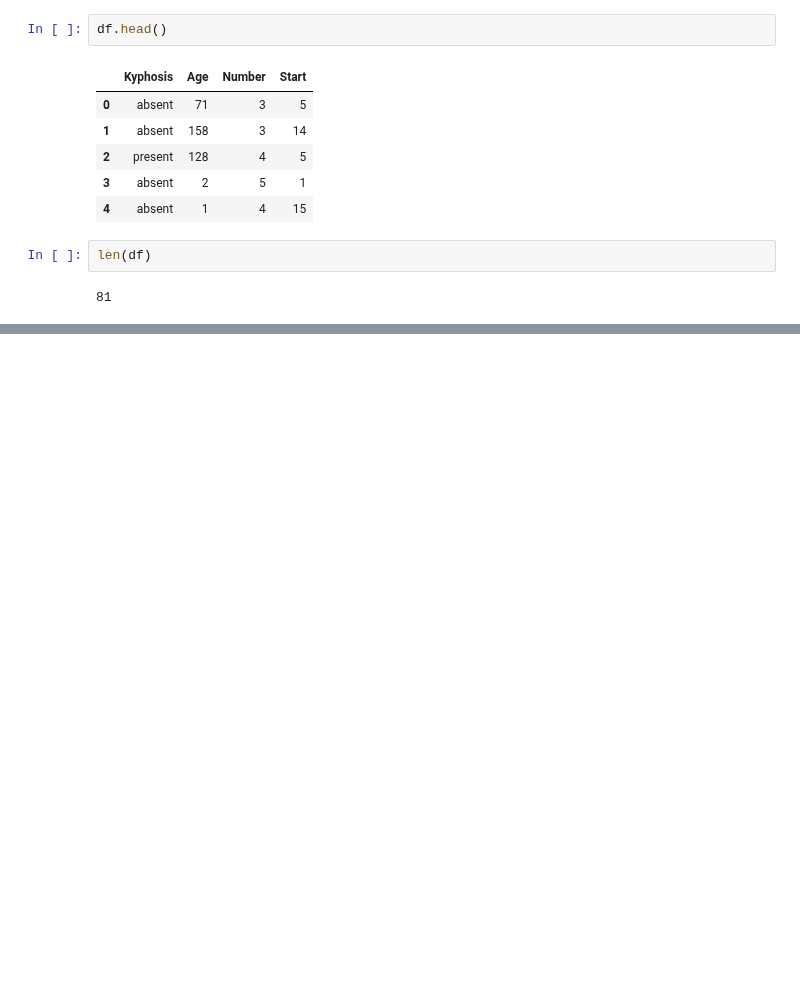
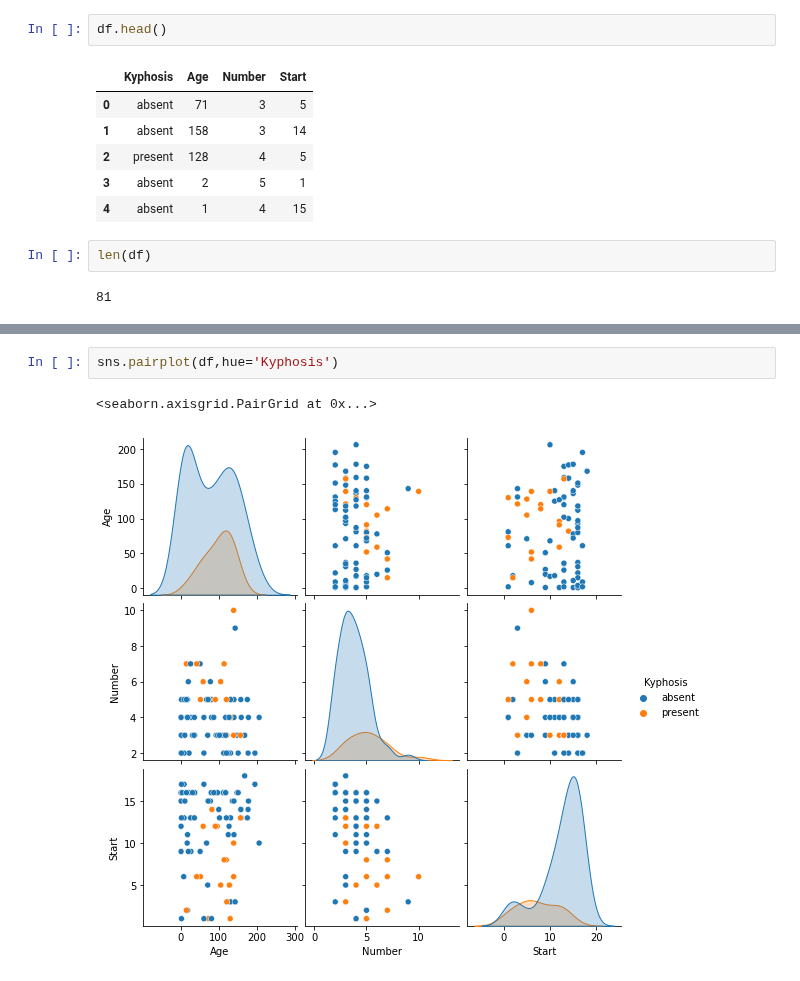
Before and after one commit to GKPSingh/M3D26, a Jupyter notebook: Decision Tree and Random Forest with Python.ipynb, the cells around one changed output, grey strips where cells are left out. Saved outputs shown, nothing was run; the diff lists cells and outputs as text; blank space fills up the shorter version.

```diff
--- a/Decision Tree and Random Forest with Python.ipynb
+++ b/Decision Tree and Random Forest with Python.ipynb
@@ -21,0 +36,5 @@ len(df)
+# %%
+sns.pairplot(df,hue='Kyphosis')
+# %% [output]
+<seaborn.axisgrid.PairGrid at 0x...>
+[figure, added]
```
Also changed, not shown: parts of 1 cell of this notebook.
